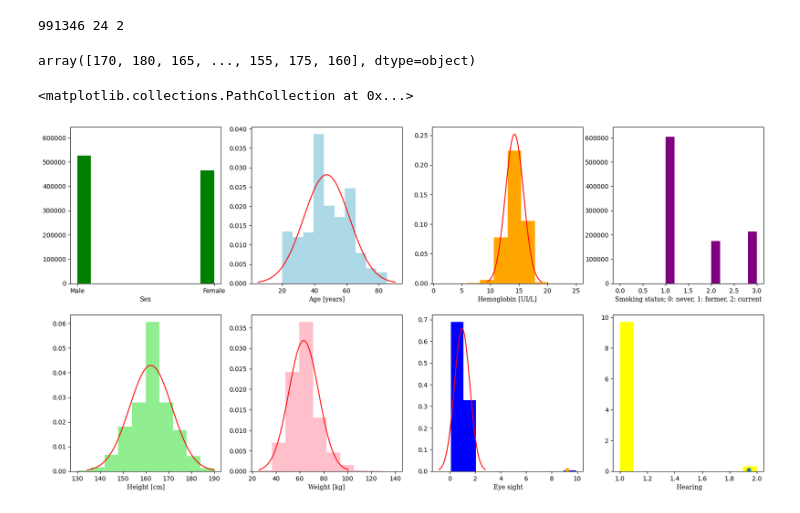
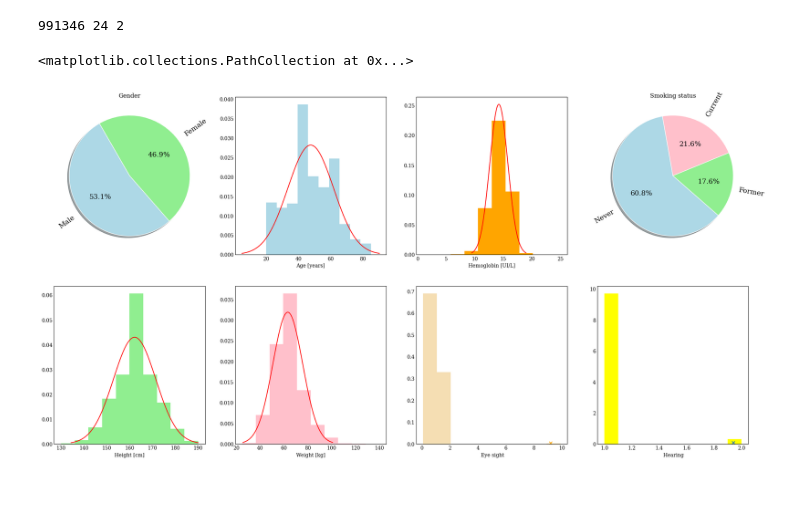
Before and after one commit to CarlaZdravkovicHugod/MLProject1, a Jupyter notebook: viz.ipynb, the cells around one changed output. Drawn from its saved outputs; the diff is of its cells as text; code cells hidden in the pictures.

```diff
--- a/viz.ipynb
+++ b/viz.ipynb
@@ -52,12 +56,11 @@ C = len(classNames)
 print(N,M,C)
 # %% [output]
 991346 24 2
-# %%
-raw_data[:,3]
-# %% [output]
-array([170, 180, 165, ..., 155, 175, 160], dtype=object)
 # %%
 serif_font = {'fontname':'serif'}
+import matplotlib
+import matplotlib.pyplot as plt
+matplotlib.rcParams['font.family'] = 'serif'
 # If the data here, fx height is normal dist. then chances are that it is a representative data set.
 
 # plot 2 age
@@ -74,12 +77,17 @@ plt.plot(x1, stats.norm.pdf(x1, mu1, sigma1), color='red')
 
 
 # plot 1 sex
+ones = np.count_nonzero(raw_data[:, 0]) # 1: male
+zeroes = len(raw_data[:, 0]) - ones # female
+atts = ['Male', 'Female']
+sex = [ones, zeroes]
 plt.subplot(2,4,1)
 u1 = np.floor(np.sqrt(M)); v1 = np.ceil(float(M)/u1)
 plt.plot(1, int(v1), 1)
-hist(X[:, 0], color=('green'))
-xlabel('Sex',**serif_font)
-ylim(0, N/2*1.3)
+plt.pie(sex, labels = ['Male', 'Female'], colors = ['lightblue', 'lightgreen'], autopct='%1.1f%%',
+startangle=120,
+wedgeprops={"linewidth": 1, "edgecolor": "white",'antialiased':True}, textprops={'fontsize': 14}, shadow=True, rotatelabels=True)
+plt.title('Gender')
 
 
 # plot 3: hemoglobin
@@ -93,53 +101,53 @@ plt.plot(x2, stats.norm.pdf(x2, mu2, sigma2), color='red')
 
 
 # plot 4: smoking
+a = X[:,-1]
+unique, counts = np.unique(a, return_counts=True)
+ones = counts[0]
+two = counts[1]
+three = counts[2]
+atts = ['Never', 'Former', 'Current']
+sex = [ones, two, three]
 plt.subplot(2,4,4)
-u2 = np.floor(np.sqrt(M)); v2 = np.ceil(float(M)/u2)
-plt.plot(1, int(v2), 1)
-hist(X[:, -1], color=('purple'))
-xlabel('Smoking status; 0: never, 1: former, 2: current',**serif_font)
-ylim(0, N/2*1.3)
+u1 = np.floor(np.sqrt(M)); v1 = np.ceil(float(M)/u1)
+plt.plot(1, int(v1), 1)
+plt.pie(sex, labels = atts, colors = ['lightblue', 'lightgreen', 'pink'], autopct='%1.1f%%',
+startangle=100,
+wedgeprops={"linewidth": 1, "edgecolor": "white",'antialiased':True}, textprops={'fontsize': 14}, shadow=True, rotatelabels=True)
+plt.title('Smoking status')
 
 
 # plot 5: height raw_data[:,3]
 mu3 = np.mean(raw_data[:,3])
 sigma3 = np.std(raw_data[:,3])
 x3 = np.linspace(mu3 - 3*sigma3, mu3 + 3*sigma3, 100)
 plt.subplot(2,4,5)
 plt.hist(raw_data[:, 3], density=True, color='lightgreen')
 plt.xlabel('Height [cm]',**serif_font)
 plt.plot(x3, stats.norm.pdf(x3, mu3, sigma3), color='red')
 
 
 # plot 6: weight raw_data[:,4]
 mu4 = np.mean(raw_data[:,4])
 sigma4 = np.std(raw_data[:,4])
 x4 = np.linspace(mu4 - 3*sigma4, mu4 + 3*sigma4, 100)
 plt.subplot(2,4,6)
 plt.hist(raw_data[:, 4], density=True, color='pink')
 plt.xlabel('Weight [kg]',**serif_font)
 plt.plot(x4, stats.norm.pdf(x4, mu4, sigma4), color='red')
 
 # plot 7, sight raw_data[:,6] left raw_data[:,7] right. Here I have to add two normal distribution. OBS: blind is the outlier
-mu51 = np.mean(raw_data[:,6])
-sigma51= np.std(raw_data[:,6])
-mu52 = np.mean(raw_data[:,7])
-sigma52= np.std(raw_data[:,7])
-mu5 = (mu51 + mu52)/2
-sigma5 = (sigma51 + sigma52)/2
-x5 = np.linspace(mu5 - 3*sigma5, mu5 + 3*sigma5, 100)
 plt.subplot(2,4,7)
-plt.hist(raw_data[:, 6], density=True, color='blue')
+plt.hist(raw_data[:, 6], density=True, color='wheat')
 plt.xlabel(' Eye sight',**serif_font)
-plt.plot(x5, stats.norm.pdf(x5, mu5, sigma5), color='red')
-plt.scatter(9.2,0.005, color='orange')
+plt.scatter(9.2,0.005, color='orange', marker='x')
 
 
-# plot 8: hearing raw_data[:,8] left raw_data[:,9] right
+# plot 8: hearing raw_data[:,8] left raw_data[:,9] right, very few with abnormaliti
 plt.subplot(2,4,8)
 plt.hist(raw_data[:, 8], density=True, color='yellow')
 plt.xlabel(' Hearing',**serif_font)
-plt.scatter(1.94,0.08)
+plt.scatter(1.94,0.08, marker='x')
 # %% [output]
 <matplotlib.collections.PathCollection at 0x...>
-[figure, old version]
+[figure, new version]
```
Also changed, not shown: parts of 2 cells of this notebook.
